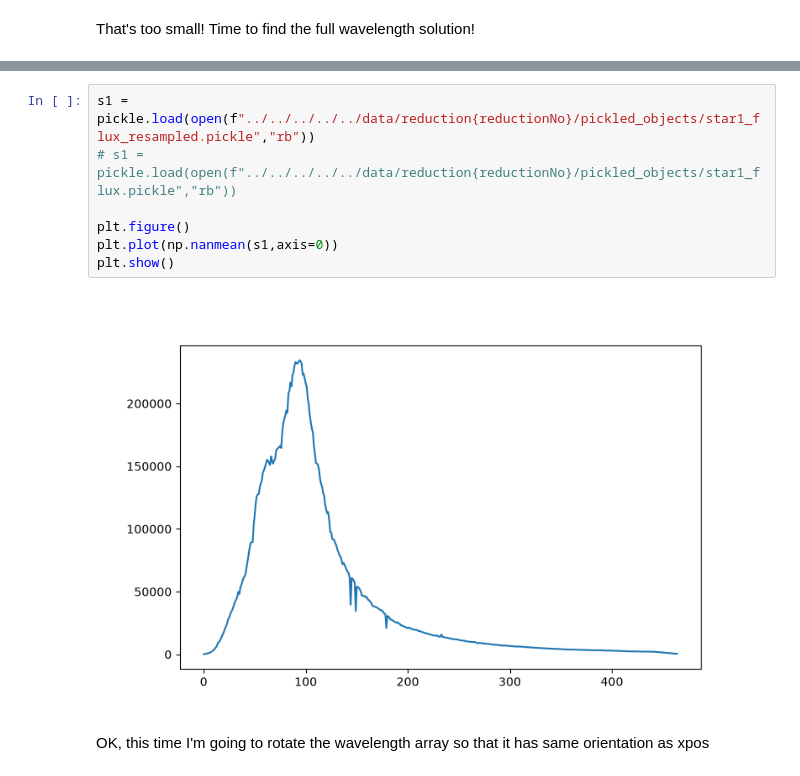
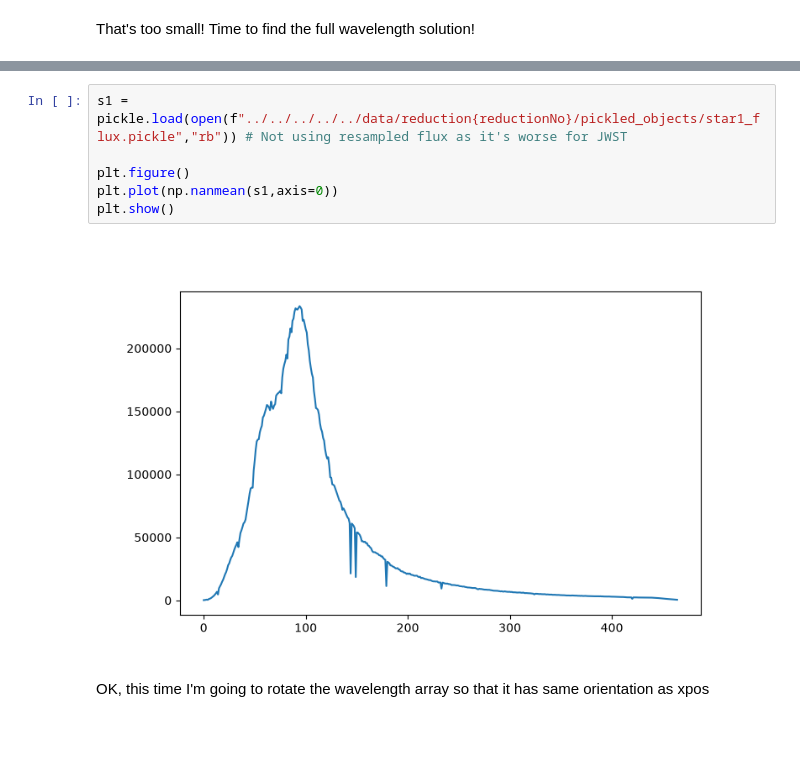
Before and after one commit to J-Ulik/Tiberius, a Jupyter notebook: src/reduction_utils/JWST_utils/reduction_notebooks/3_wavelength_calibration.ipynb, the cells around one changed output, grey strips where cells are left out. Cells and saved outputs as stored; diff of their text form; blank space fills up the shorter version.

```diff
--- a/src/reduction_utils/JWST_utils/reduction_notebooks/3_wavelength_calibration.ipynb
+++ b/src/reduction_utils/JWST_utils/reduction_notebooks/3_wavelength_calibration.ipynb
@@ -106,13 +107,12 @@ print("These figures are the same:", np.all(np.nan_to_num(croppedgainscale)==np.
 These figures are the same: True
 # %%
-s1 = pickle.load(open(f"../../../../../data/reduction{reductionNo}/pickled_objects/star1_flux_resampled.pickle","rb"))
-# s1 = pickle.load(open(f"../../../../../data/reduction{reductionNo}/pickled_objects/star1_flux.pickle","rb"))
+s1 = pickle.load(open(f"../../../../../data/reduction{reductionNo}/pickled_objects/star1_flux.pickle","rb")) # Not using resampled flux as it's worse for JWST
 
 plt.figure()
 plt.plot(np.nanmean(s1,axis=0))
 plt.show()
 # %% [output]
-[figure, old version]
+[figure, new version]
 # %% [markdown]
 OK, this time I'm going to rotate the wavelength array so that it has same orientation as xpos
 # %%
```
Also changed, not shown: parts of 14 cells of this notebook, 4 other files.
